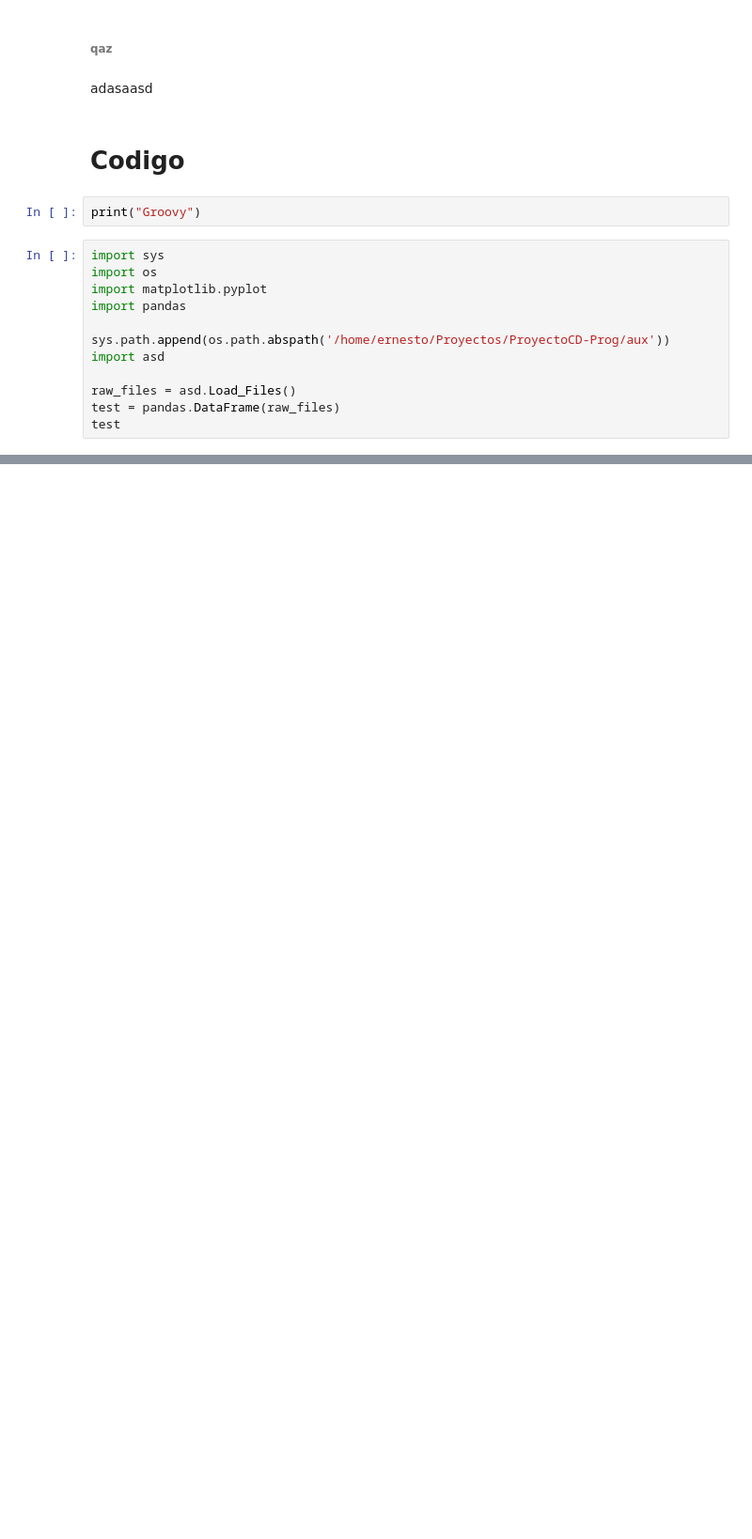
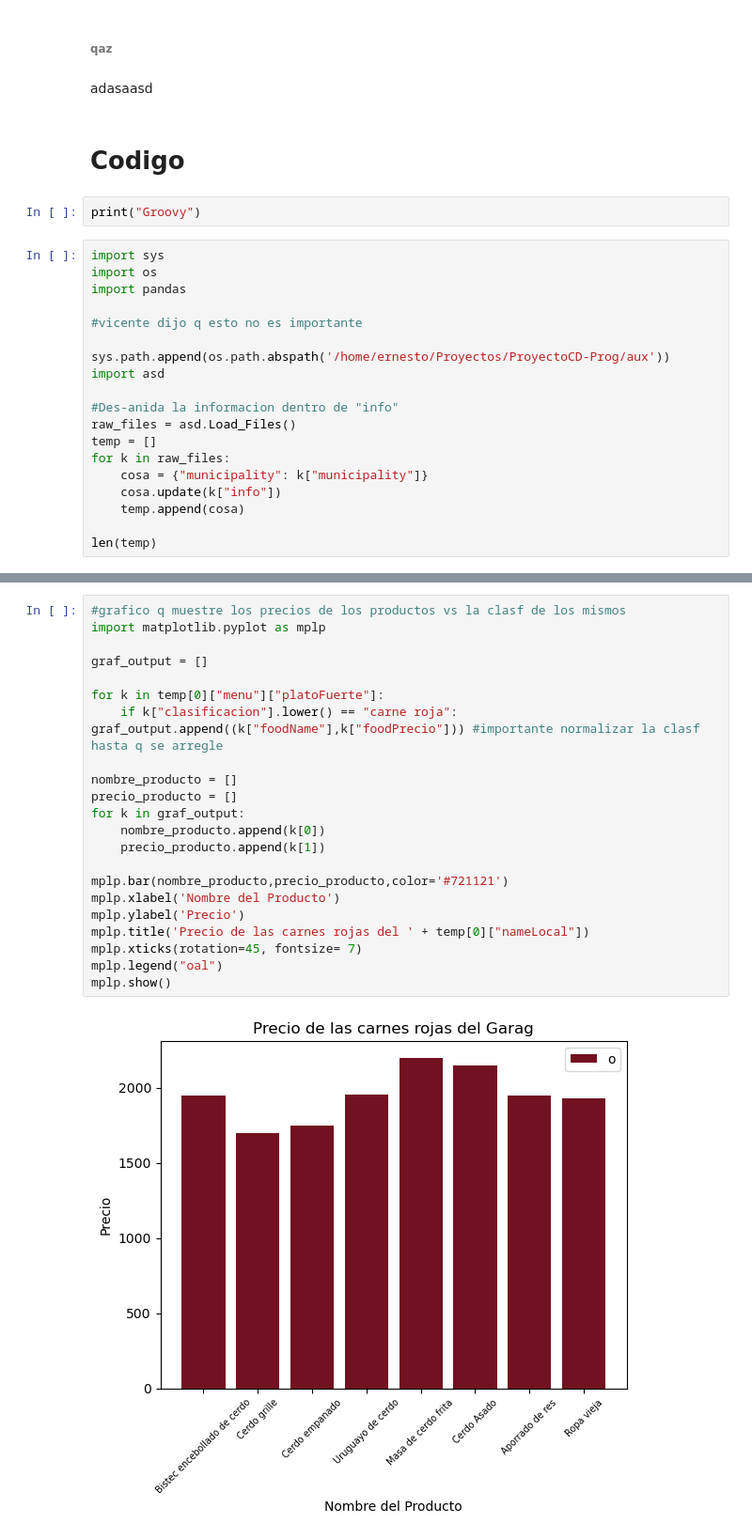
Before and after one commit to ernestohgmeh/ProyectoICD-Prog, a Jupyter notebook: Prueba.ipynb, the cells around one changed output, grey strips where cells are left out. Shown at 94% size. Drawn from its saved outputs; the diff is of its cells as text; blank space fills up the shorter version.

Commit message:
Update primeros graficos

```diff
--- a/Prueba.ipynb
+++ b/Prueba.ipynb
@@ -32,13 +32,20 @@ print("Groovy")
 # %%
 import sys
 import os
-import matplotlib.pyplot
 import pandas
+
+#vicente dijo q esto no es importante
 
 sys.path.append(os.path.abspath('/home/ernesto/Proyectos/ProyectoCD-Prog/aux'))
 import asd
 
+#Des-anida la informacion dentro de "info"
 raw_files = asd.Load_Files()
-test = pandas.DataFrame(raw_files)
-test
+temp = []
+for k in raw_files:
+    cosa = {"municipality": k["municipality"]}
+    cosa.update(k["info"])
+    temp.append(cosa)
+
+len(temp)
 # %% [output]
@@ -61,0 +53,24 @@ test
+# %%
+#grafico q muestre los precios de los productos vs la clasf de los mismos
+import matplotlib.pyplot as mplp
+
+graf_output = []
+
+for k in temp[0]["menu"]["platoFuerte"]:
+    if k["clasificacion"].lower() == "carne roja": graf_output.append((k["foodName"],k["foodPrecio"])) #importante normalizar la clasf hasta q se arregle
+
+nombre_producto = []
+precio_producto = []
+for k in graf_output:
+    nombre_producto.append(k[0])
+    precio_producto.append(k[1])
+
+mplp.bar(nombre_producto,precio_producto,color='#721121')
+mplp.xlabel('Nombre del Producto')
+mplp.ylabel('Precio')
+mplp.title('Precio de las carnes rojas del ' + temp[0]["nameLocal"])
+mplp.xticks(rotation=45, fontsize= 7)
+mplp.legend("oal")
+mplp.show()
+# %% [output]
+[figure, added]
```
Also changed, not shown: parts of 1 cell of this notebook, 5 other files.
